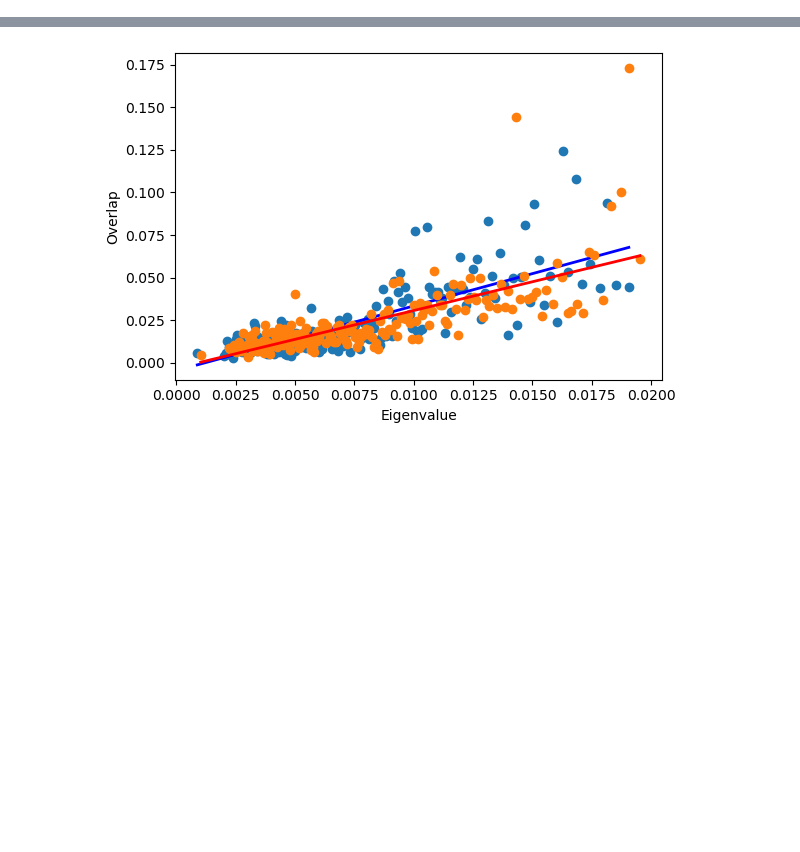
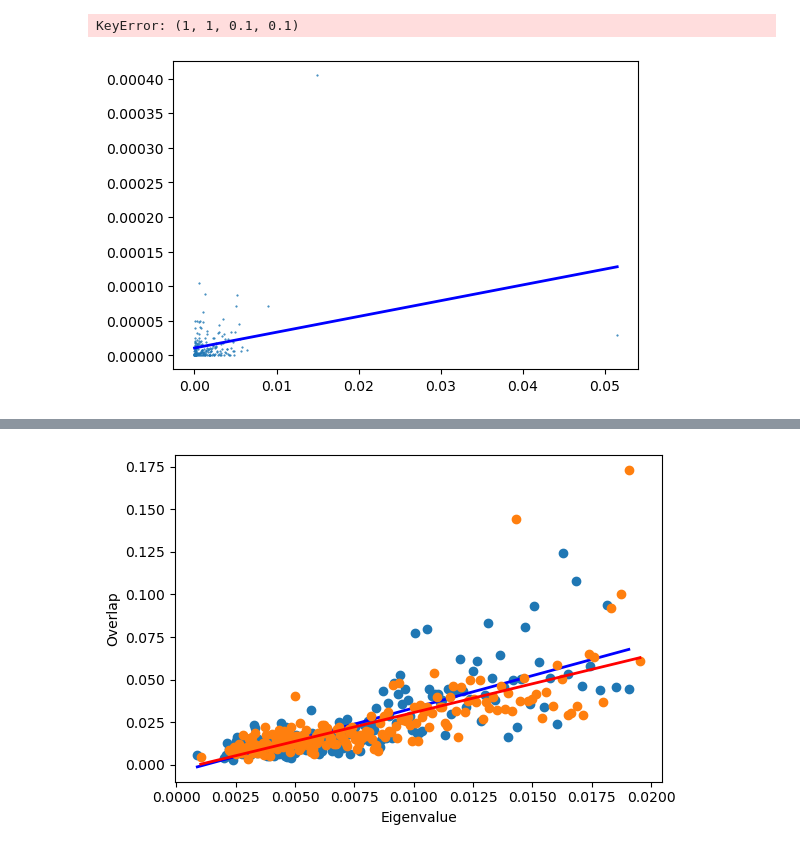
Before and after one commit to scastedo/continuous_attractor_project, a Jupyter notebook: data_analysis.ipynb, the cells around one changed output, grey strips where cells are left out. Drawn from its saved outputs; the diff is of its cells as text; code cells hidden in the pictures; blank space fills up the shorter version.

```diff
--- a/data_analysis.ipynb
+++ b/data_analysis.ipynb
@@ -6,19 +6,19 @@ from matplotlib import pyplot as plt
 from itertools import combinations
 
 # --- Configure the runs you want to inspect ---------------------------------
-RUNS_DIR = Path("runs_test4")
+RUNS_DIR = Path("/home/castedo/Desktop/hopfield runs/gonzaga_28_nov_works_small_angle")
 AMPAR_VALUES: List[float] = [1.0,0.63]
 RIN_VALUES: List[float] = [1.0, 1.22]
-ETA_VALUES: List[float] = [0.0, 0.01,0.1]
-TEMP_VALUES: List[float] = [0.0, 0.01,0.1]
-IDIR_VALUES: List[float] = [0.8, 0.7, 0.6, 0.55, 0.53, 0.52, 0.51, 0.505, 0.5]
+ETA_VALUES: List[float] = [0.1]
+TEMP_VALUES: List[float] = [0.0, 0.01,0.05]
+IDIR_VALUES: List[float] = [0.5, 0.5003, 0.5005, 0.501, 0.503, 0.505, 0.51]
 TRIAL_INDICES: List[int] = list(range(20))  # trial00 … trial19
 # ----------------------------------------------------------------------------
 
 def run_id(ampar: float, rin: float,sigma_temp:float, sigma_eta: float, idir: float, trial: int) -> str:
     """Build folder name for a simulation run."""
     suffix =""# "_gain_scan_1_1" if ampar == 1.0 else "_gain_scan_063_122"
-    return f"g{ampar:.3f}_rin{rin:.3f}_sigmatemp{sigma_temp:.3f}_sigmaeta{sigma_eta:.3f}_idir{idir:.3f}_trial{trial:02d}{suffix}"
+    return f"g{ampar:.3f}_rin{rin:.3f}_sigmatemp{sigma_temp:.3f}_sigmaeta{sigma_eta:.3f}_idir{idir:.6f}_trial{trial:02d}{suffix}"
 
 
 def load_state_matrix(folder: Path) -> np.ndarray:
@@ -48,8 +48,8 @@ def build_state_tensors(
     tensors: Dict[Tuple[float, float, float, float], np.ndarray] = {}
     for ampar in ampar_values:
         for rin in rin_values:
-            # if (ampar==1.0 and rin==1.22) or (ampar==0.63 and rin==1.0):
-                # continue
+            if (ampar==1.0 and rin==1.22) or (ampar==0.63 and rin==1.0):
+                continue
             for sigma_temp in temp_values:
                 for sigma_eta in eta_values:
                     idir_blocks = []
@@ -188,3 +241,30 @@ def snr_delta_function(tensors, ampar, rin, sigma_eta, sigma_temp):
     return unique_deltas, np.array(avg_snrs), np.array(error_snrs)
 # %%
 tensors = build_state_tensors()
+# %%
+fig, ax = plt.subplots(figsize=(6, 4))
+size = 100
+k_val = 4
+angle_2 = 0.501
+mean_evals, mean_overlap, xfit, yfit, a, b, snrog1= overlap_function(
+    tensors, ampar=1.0, rin=1.0, sigma_temp=0.0,sigma_eta=0.1,  idir1=0.5, idir2=angle_2, k=k_val, window_size=size
+)
+ax.plot(mean_evals, mean_overlap, 'o', markersize=0.5)
+ax.plot(xfit, yfit, "-", color="blue", lw=2)
+snr_1 = np.sum(mean_overlap/mean_evals)
+
+mean_evals, mean_overlap, xfit, yfit, a, b, snrog2 = overlap_function(
+    tensors, ampar=1, rin=1, sigma_temp=0.1,sigma_eta=0.1,  idir1=0.5, idir2=angle_2,k=k_val, window_size=size
+)
+ax.plot(mean_evals, mean_overlap, 'o', markersize=0.5)
+ax.plot(xfit, yfit, "-", color="red", lw=2)
+
+ax.set_xlabel("Eigenvalue")
+ax.set_ylabel("Overlap")
+fig.tight_layout()
+plt.show()
+snr_2 = np.sum(mean_overlap/mean_evals)
+print(snr_1/snr_2)
+# %% [output]
+KeyError: (1, 1, 0.1, 0.1)
+[figure, added]
```
Also changed, not shown: parts of 6 cells of this notebook, 6 other files.
